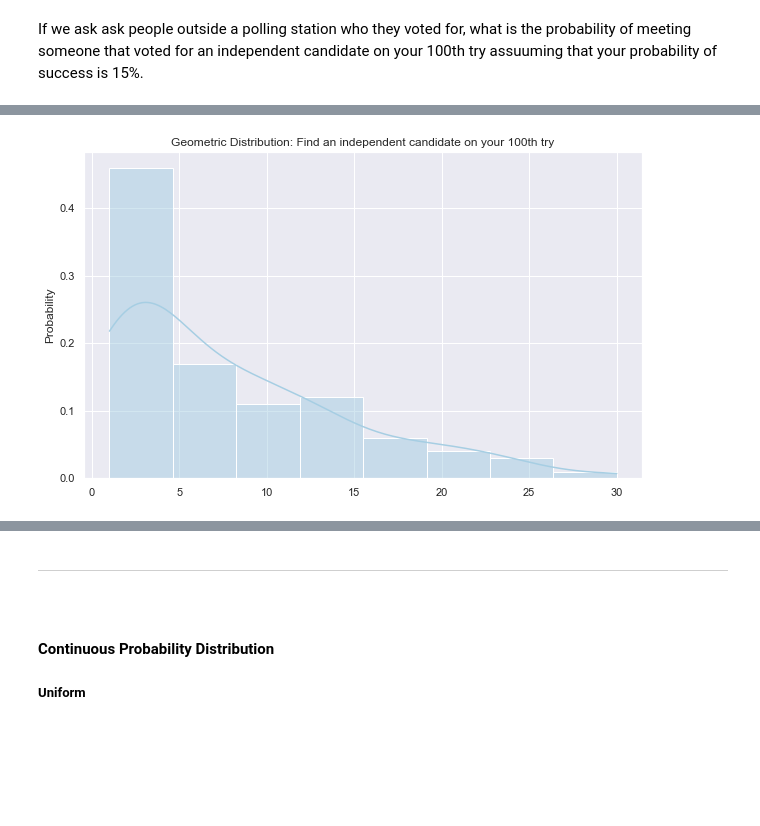
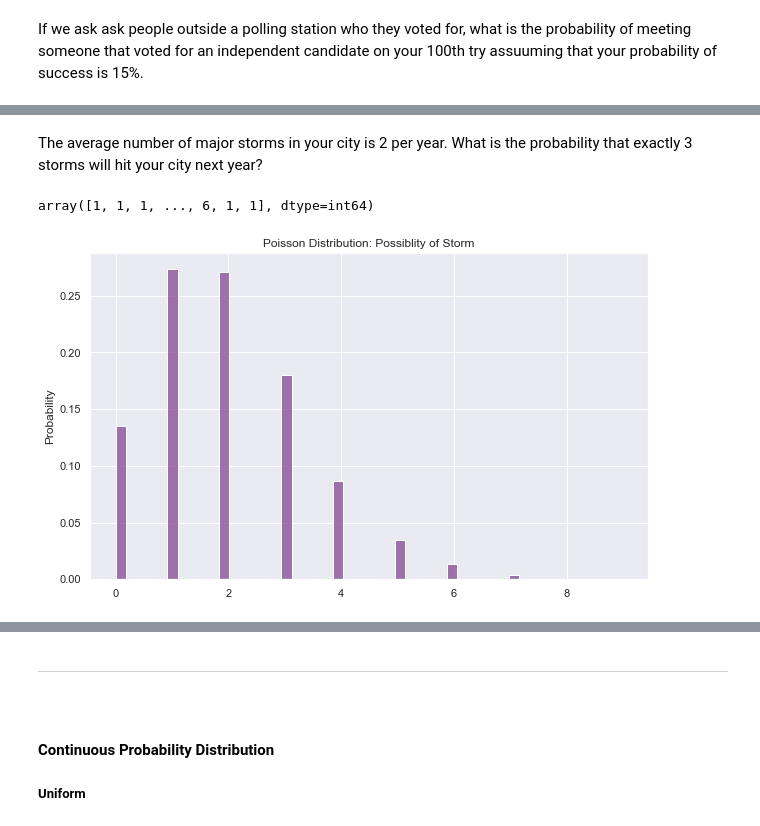
Before and after one commit to olgarozhdestvina/numpy.random, a Jupyter notebook: Numpy.random.ipynb, the cells around one changed output, grey strips where cells are left out. Cells and saved outputs as stored; diff of their text form; code cells hidden in the pictures; blank space fills up the shorter version.

Commit message:
added an example with plot for poisson distribution

```diff
--- a/Numpy.random.ipynb
+++ b/Numpy.random.ipynb
@@ -779,14 +813,24 @@ y
+# %% [markdown]
+The average number of major storms in your city is 2 per year. What is the probability that exactly 3 storms will hit your city next year?
+# %%
+# Draw samples from the distribution tested 10000:
+x = rng.poisson(2, 10000)
+
+# Display the array
+x
+# %% [output]
+array([1, 1, 1, ..., 6, 1, 1], dtype=int64)
 # %%
 # Change colour scheme.
-sns.set_palette("Paired")
+sns.set_palette("PRGn")
 
 # Set the title and x label for the future plot.
-plt.title(f"Geometric Distribution: Find an independent candidate on your {size}th try")
+plt.title("Poisson Distribution: Possiblity of Storm")
 
 # Build the plot.
-sns.histplot(x, stat="probability", kde=True)
+sns.histplot(x, stat="probability")
 
 # Show the plot.
 plt.show()
 # %% [output]
-[figure, old version]
+[figure, new version]
```
Also changed, not shown: parts of 42 cells of this notebook.
